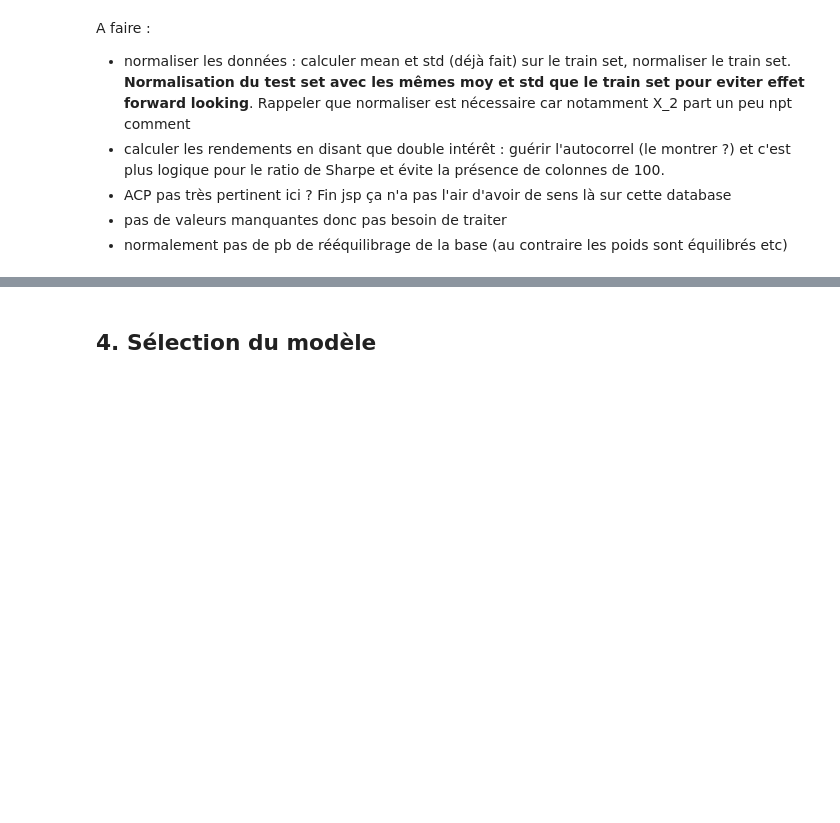
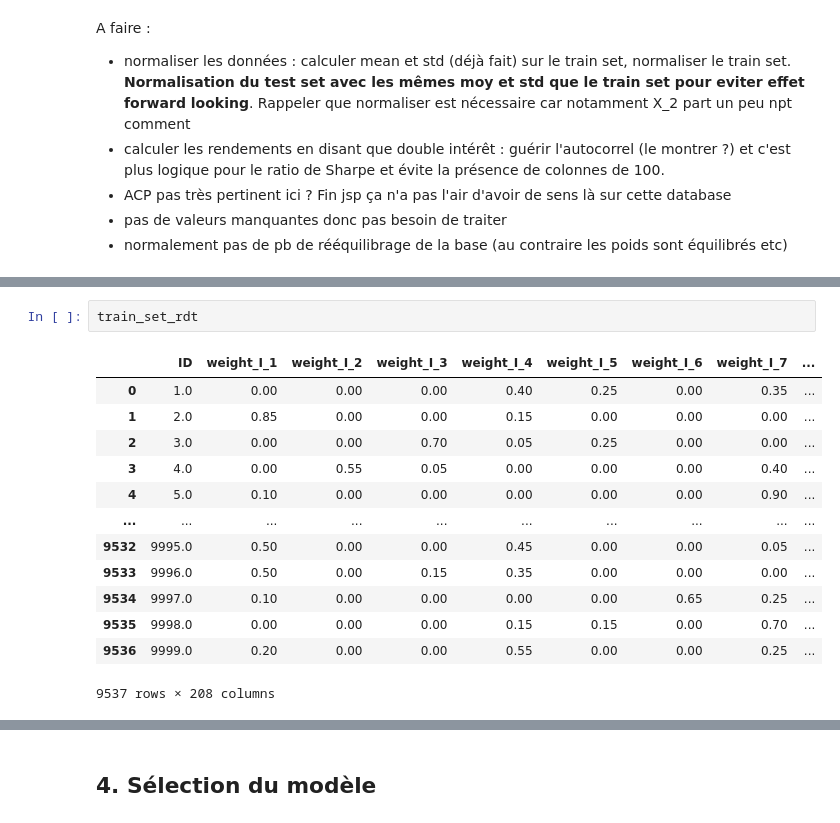
Before and after one commit to GiovanniManche/MachineLearning272, a Jupyter notebook: Projet ML.ipynb, the cells around one changed output, grey strips where cells are left out. Cells and saved outputs as stored; diff of their text form; blank space fills up the shorter version.

```diff
--- a/Projet ML.ipynb
+++ b/Projet ML.ipynb
@@ -558,0 +581,16 @@ A faire :
+# %%
+train_set_rdt
+# %% [output]
+|  | ID | weight_I_1 | weight_I_2 | weight_I_3 | weight_I_4 | weight_I_5 | weight_I_6 | weight_I_7 | ... |
+| 0 | 1.0 | 0.00 | 0.00 | 0.00 | 0.40 | 0.25 | 0.00 | 0.35 | ... |
+| 1 | 2.0 | 0.85 | 0.00 | 0.00 | 0.15 | 0.00 | 0.00 | 0.00 | ... |
+| 2 | 3.0 | 0.00 | 0.00 | 0.70 | 0.05 | 0.25 | 0.00 | 0.00 | ... |
+| 3 | 4.0 | 0.00 | 0.55 | 0.05 | 0.00 | 0.00 | 0.00 | 0.40 | ... |
+| 4 | 5.0 | 0.10 | 0.00 | 0.00 | 0.00 | 0.00 | 0.00 | 0.90 | ... |
+| ... | ... | ... | ... | ... | ... | ... | ... | ... | ... |
+| 9532 | 9995.0 | 0.50 | 0.00 | 0.00 | 0.45 | 0.00 | 0.00 | 0.05 | ... |
+| 9533 | 9996.0 | 0.50 | 0.00 | 0.15 | 0.35 | 0.00 | 0.00 | 0.00 | ... |
+| 9534 | 9997.0 | 0.10 | 0.00 | 0.00 | 0.00 | 0.00 | 0.65 | 0.25 | ... |
+| 9535 | 9998.0 | 0.00 | 0.00 | 0.00 | 0.15 | 0.15 | 0.00 | 0.70 | ... |
+| 9536 | 9999.0 | 0.20 | 0.00 | 0.00 | 0.55 | 0.00 | 0.00 | 0.25 | ... |
+9537 rows × 208 columns
```
Also changed, not shown: parts of 16 cells of this notebook.
